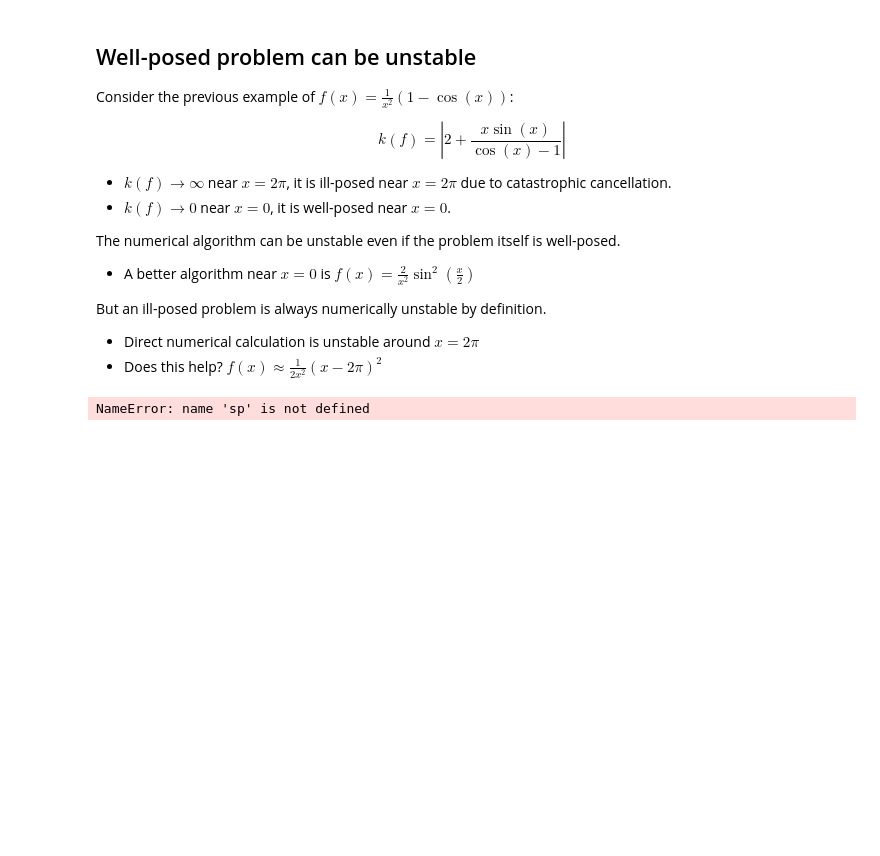
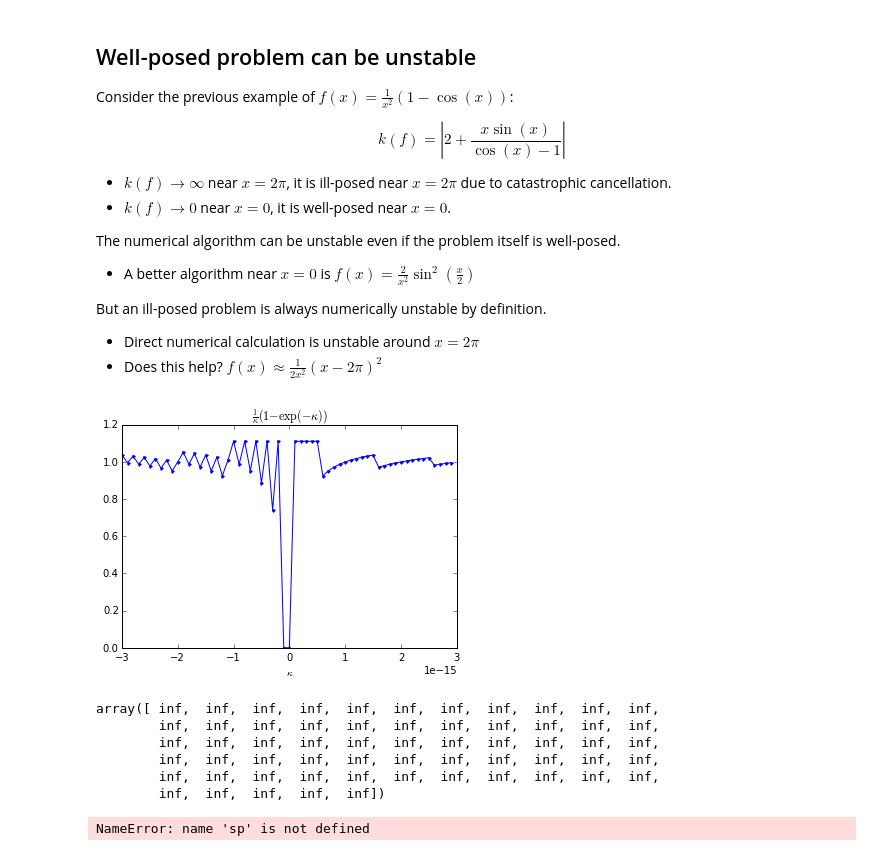
Before and after one commit to AndSoOn/Advaced_Python_In_Finance, a Jupyter notebook: lecture_1/Lecture1_tmp.ipynb, the cells around one changed output. Saved outputs shown, nothing was run; the diff lists cells and outputs as text; code cells hidden in the pictures; blank space fills up the shorter version.

```diff
--- a/lecture_1/Lecture1_tmp.ipynb
+++ b/lecture_1/Lecture1_tmp.ipynb
@@ -694,6 +745,25 @@ The numerical algorithm can be unstable even if the problem itself is well-posed
 But an ill-posed problem is always numerically unstable by definition.
 * Direct numerical calculation is unstable around $x = 2\pi$
 * Does this help? $f(x) \approx \frac{1}{2x^2}(x-2\pi)^2$
+# %%
+k = arange(-3e-8, 3e-8, 1e-9)*1e-7
+t = 1
+v = (1-exp(-k*t))/k
+#v = 2. + (k*np.sin(k))/(np.cos(k))
+plot(k, v, '.-')
+title(r'$\frac{1}{\kappa}(1-\exp(-\kappa))$')
+xlabel(r'$\kappa$');
+# %% [output]
+[figure, added]
+# %%
+v
+# %% [output]
+array([ inf,  inf,  inf,  inf,  inf,  inf,  inf,  inf,  inf,  inf,  inf,
+        inf,  inf,  inf,  inf,  inf,  inf,  inf,  inf,  inf,  inf,  inf,
+        inf,  inf,  inf,  inf,  inf,  inf,  inf,  inf,  inf,  inf,  inf,
+        inf,  inf,  inf,  inf,  inf,  inf,  inf,  inf,  inf,  inf,  inf,
+        inf,  inf,  inf,  inf,  inf,  inf,  inf,  inf,  inf,  inf,  inf,
+        inf,  inf,  inf,  inf,  inf])
 # %%
 x, k = sp.symbols('x, k', real = True)
 f = (1-sp.cos(x))/x**2
```
Also changed, not shown: parts of 12 cells of this notebook, 9 other files.
